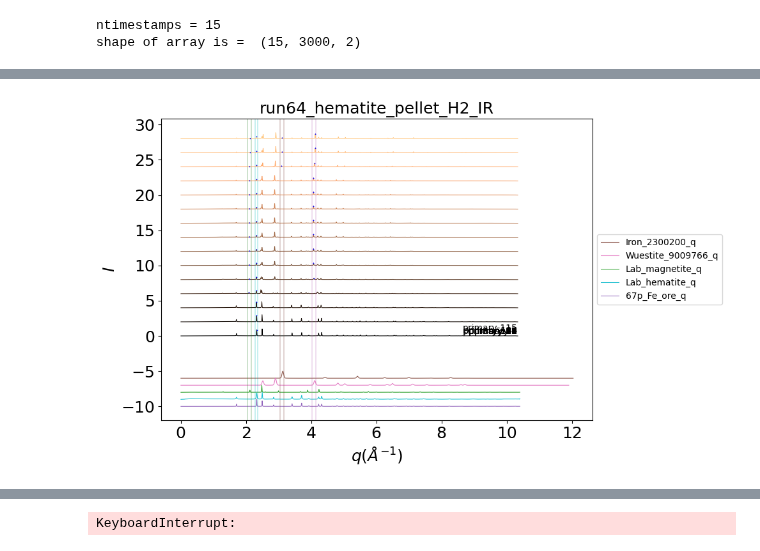
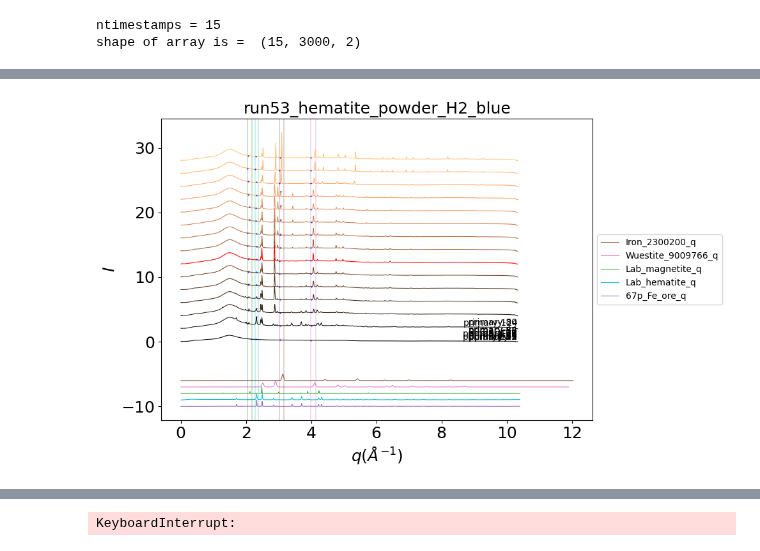
Before and after one commit to lmoghimi/personal-processing, a Jupyter notebook: xrd_phase_analysis_Lauren.ipynb, the cells around one changed output, grey strips where cells are left out. Cells and saved outputs as stored; diff of their text form; code cells hidden in the pictures.

```diff
--- a/xrd_phase_analysis_Lauren.ipynb
+++ b/xrd_phase_analysis_Lauren.ipynb
@@ -98,8 +100,8 @@ interact(f, x=10)
 interactive(children=(IntSlider(value=10, description='x', max=30, min=-10), Output()), _dom_classes=('widget-…
 <function __main__.f(x)>
 # %%
-#@title Loading data files
-for run in ['run64']:
+#@title Loading data files for interactive plot (1/2)
+for run in ['run53']:
     ntimestamps = 15 ##########change later
 
     ###################### parsing the filename
@@ -154,12 +156,35 @@ for run in ['run64']:
 ntimestamps = 15
 shape of array is =  (15, 3000, 2)
 # %%
-#@title Defining the function for interactive plotting
+#@title Defining the function for interactive plotting (2/2)
+
+#laser = [5, 30, 105] #run64 #at what 3 scan numbers does the laser turn on, reach max power, and turn off?
+#laser = [7, 32, 107] #run51
+#laser = [4, 29, 104] #run52
+laser = [6, 31, 106] #run53
+#laser = [float('nan'), 21, 96] #run65
+
 ## create figure object -- plotting setting ##
 #figsize = (12, 6)
 figsize = (10, 6)
 fs = 18
 fig, ax = plt.subplots(figsize=figsize, tight_layout=True)
+
+ax.set_xlabel(r'$q  ({\AA}^{-1})$', fontsize=fs)
+ax.set_ylabel(r'$I$', fontsize=fs)
+ax.set_title(expname, fontsize=fs)
+ax.tick_params(labelsize=fs)
+
+##plot display for markers and reference lines
+lw_fp = 0.025 #linewidth for find_peaks range
+markersz = .5 #define marker size for results of find_peaks
+#markersh = 'x' #define marker shape
+markersh = 'o'
+marcol_fe = 'b'
+marcol_h = 'b'
+marcol_w = 'b'
+marcol_m = 'b'
+mark_dist = 0 #marker vertical distance from peak
 
 ######### load multiple reference files, Yifan, 2024/4/12
 ref_phases = ['Iron_2300200_q', 'Wuestite_9009766_q','Lab_magnetite_q','Lab_hematite_q','67p_Fe_ore_q']
@@ -171,44 +196,22 @@ for i_phase, ref_phase in enumerate(ref_phases):
     q_ref = refdata[:, 0]
     I_ref = refdata[:, 1]
     I_ref = I_ref - I_ref.min() #"baselining" the data
-    sensitivity = 500 #the larger the value, the more prominent the peaks
-    #I_ref = I_ref/(I_ref.max()/sensitivity)  + ref_shift_y*(i_phase + 1) -200
     I_ref = I_ref/(I_ref.max())  + ref_shift_y*(i_phase + 1) -5
     ax.plot(q_ref, I_ref, label= ref_phase, linewidth= lw, color= color_ref_phases[i_phase])
 
-    ax.set_xlabel(r'$q  ({\AA}^{-1})$', fontsize=fs)
-    ax.set_ylabel(r'$I$', fontsize=fs)
-    ax.set_title(expname, fontsize=fs)
-    ax.tick_params(labelsize=fs)
-
-    ax.legend(loc='center left', bbox_to_anchor=[1, 0.5])
-
-##plot display for markers and reference lines
-lw_fp = 0.025 #linewidth for find_peaks range
-markersz = .5 #define marker size for results of find_peaks
-#markersh = 'x' #define marker shape
-markersh = 'v'
-marcol_fe = 'b'
-marcol_h = 'b'
-marcol_w = 'b'
-marcol_m = 'b'
-'''
-marcol_fe = 'tab:purple'
-marcol_h = 'tab:orange'
-marcol_w = 'tab:red'
-marcol_m = 'tab:green'
-'''
-mark_dist = 0 #marker vertical distance from peak
 
 ## here we want to define 8 sets of inputs: 4 scrollbars to define the range for each phase peak, 4 inputs for the prominence of each phase peak
-@interact(I_fe_range=widgets.IntRangeSlider(value=[880,915], min=0, max=raw_data_save_all.shape[1]),
+@interact(I_fe_range=widgets.IntRangeSlider(value=[875,915], min=0, max=raw_data_save_all.shape[1]),
           prominence_fe=widgets.FloatSlider(value=0.075, min=0, max=1, step=0.005), #prominence_fe = 1.5 #prominence_fe = .1
-          I_w_range=widgets.IntRangeSlider(value=[1165,1200], min=0, max=raw_data_save_all.shape[1]),
-          prominence_w=widgets.FloatSlider(value=0.05, min=0, max=1, step=0.005),
-          I_m_range=widgets.IntRangeSlider(value=[590,625], min=0, max=raw_data_save_all.shape[1]),
-          prominence_m=widgets.FloatSlider(value=0.05, min=0, max=1, step=0.005),
-          I_h_range=widgets.IntRangeSlider(value=[660,680], min=0, max=raw_data_save_all.shape[1]),
-          prominence_h=widgets.FloatSlider(value=0.05, min=0, max=1, step=0.005),
+
+          I_w_range=widgets.IntRangeSlider(value=[1152,1200], min=0, max=raw_data_save_all.shape[1]),
+          prominence_w=widgets.FloatSlider(value=0.11, min=0, max=1, step=0.005),
+
+          I_m_range=widgets.IntRangeSlider(value=[590,630], min=0, max=raw_data_save_all.shape[1]),
+          prominence_m=widgets.FloatSlider(value=0.0845, min=0, max=1, step=0.005),
+
+          I_h_range=widgets.IntRangeSlider(value=[660,685], min=0, max=raw_data_save_all.shape[1]),
+          prominence_h=widgets.FloatSlider(value=0.075, min=0, max=1, step=0.005),
          )
 def plotting_peak_fit(I_fe_range, prominence_fe,
           I_w_range, prominence_w,
@@ -232,18 +235,13 @@ def plotting_peak_fit(I_fe_range, prominence_fe,
     ################ plotting selected timestamps and finding peaks ########################################################
     find_peak_outputs = []
     for iv, timestamp in enumerate(timestamps):
+        #print(iv)
         timestamp_num = int(timestamp.split('-')[-1]) # convert timestamp string to number
         filename = filedict[timestamp]
         rawdata = raw_data_save_all[iv, :, :]
         q = rawdata[:, 0]
         I = rawdata[:, 1]
         I = I - I.min() #"baselining" the data
-        #I = I - I[2350]
-        '''
-        #I = I + iv * 300
-        #I = I + iv * 100 #iv is basically the index number for the scan. this makes a waterfall plot
-        # I = I/I.max() + 0.25 * iv
-        '''
 
         if timestamp == 'primary-1':
           print('This is the first file')
@@ -260,7 +258,10 @@ def plotting_peak_fit(I_fe_range, prominence_fe,
         c=next(lincol_gradient)
         #ax.plot(q, I, color = c, linewidth = lw)
         wf_shift = iv*2
-        ax.plot(q, I_treated + wf_shift, color = c, linewidth = lw) #here, Lauren!
+        if iv == laser[0] or iv == laser[1] or iv == laser[2]: #condition for whether this is a scan when something important happens with the laser
+            ax.plot(q, I_treated + wf_shift, color = 'r', linewidth = lw)
+        else:
+            ax.plot(q, I_treated + wf_shift, color = c, linewidth = lw) #here, Lauren!
         ax.text(q[-1], I[-1], timestamp, ha='right', va='bottom')
 
         counting = counting + 1
@@ -376,4 +377,5 @@ def plotting_peak_fit(I_fe_range, prominence_fe,
         find_peak_outputs.append(item)
 
     #print('find_peak_outputs = ', find_peak_outputs) #now that we've finished "for iv, timestamp in enumerate(timestamps)"
+    ax.legend(loc='center left', bbox_to_anchor=[1, 0.5])
 # %% [output]
@@ -381,3 +383,3 @@ interactive(children=(IntRangeSlider(value=(880, 915), description='I_fe_range',
-[figure, old version]
+[figure, new version]
 # %%
 #@title Tracking peak position with time (multiple phases)
```
Also changed, not shown: parts of 3 cells of this notebook.
